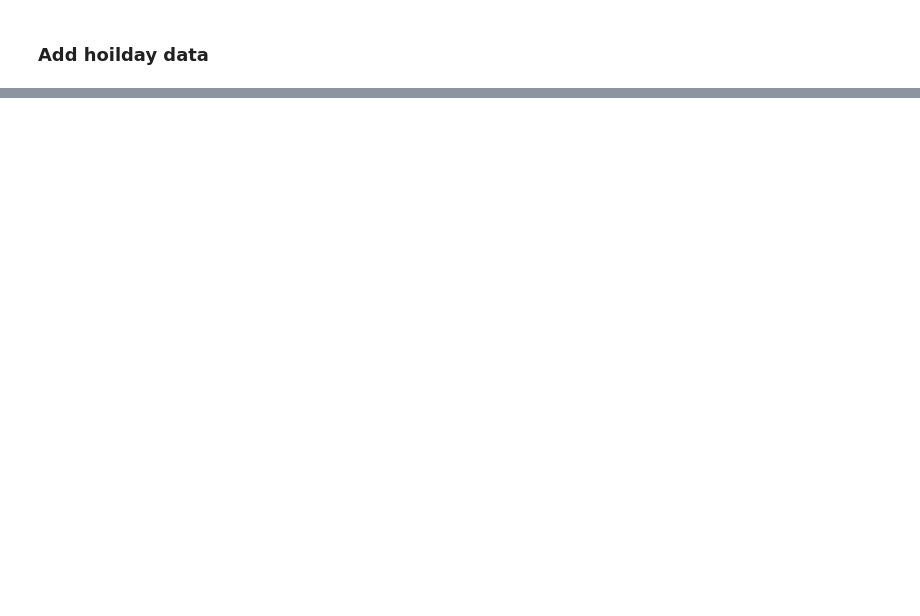
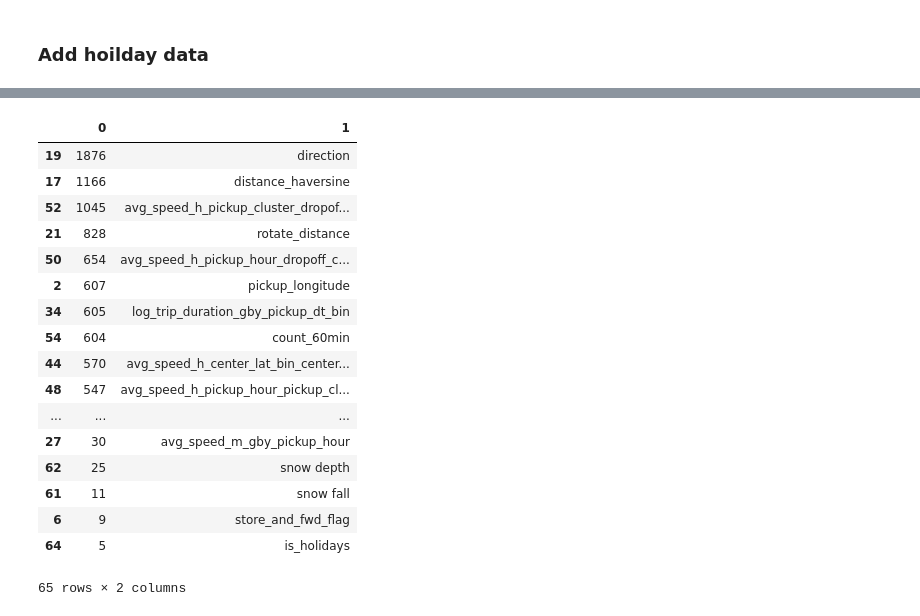
Before and after one commit to liuyuhanalex/Taxi-duration, a Jupyter notebook: Features Added and XGBoost.ipynb, the cells around one changed output, grey strips where cells are left out. Saved outputs shown, nothing was run; the diff lists cells and outputs as text; code cells hidden in the pictures; blank space fills up the shorter version.

Commit message:
LGB and feature importance

```diff
--- a/Features Added and XGBoost.ipynb
+++ b/Features Added and XGBoost.ipynb
@@ -252,0 +258,15 @@ Will train until valid-rmse hasn't improved in 50 rounds.
+# %%
+lgb_train = lgb.Dataset(Xtr, ytr)
+lgb_eval = lgb.Dataset(Xv, yv)
+params = {
+    'boosting_type': 'gbdt',
+    'objective': 'regression',
+    'metric': 'rmse',
+    'num_leaves': 50,
+    'learning_rate': 0.06,
+    'feature_fraction': 0.9,
+    'bagging_fraction': 0.8,
+    'bagging_freq': 5,
+    'verbose': 10
+}
+gbm = lgb.train(params,lgb_train,num_boost_round=500,valid_sets=lgb_eval,early_stopping_rounds=50,verbose_eval=100)
@@ -382,0 +458,15 @@ Will train until valid-rmse hasn't improved in 50 rounds.
+# %%
+lgb_train = lgb.Dataset(Xtr, ytr)
+lgb_eval = lgb.Dataset(Xv, yv)
+params = {
+    'boosting_type': 'gbdt',
+    'objective': 'regression',
+    'metric': 'rmse',
+    'num_leaves': 50,
+    'learning_rate': 0.06,
+    'feature_fraction': 0.9,
+    'bagging_fraction': 0.8,
+    'bagging_freq': 5,
+    'verbose': 10
+}
+gbm = lgb.train(params,lgb_train,num_boost_round=500,valid_sets=lgb_eval,early_stopping_rounds=50,verbose_eval=100)
@@ -382,0 +482,27 @@ Will train until valid-rmse hasn't improved in 50 rounds.
+# %%
+feature_s=pd.Series(gbm.feature_importance())
+name_s =pd.Series(feature_names)
+im_df = pd.DataFrame([feature_s,name_s])
+# %%
+im_df = im_df.transpose()
+# %%
+im_df.sort_values(0,ascending=False)
+# %% [output]
+|  | 0 | 1 |
+| 19 | 1876 | direction |
+| 17 | 1166 | distance_haversine |
+| 52 | 1045 | avg_speed_h_pickup_cluster_dropof... |
+| 21 | 828 | rotate_distance |
+| 50 | 654 | avg_speed_h_pickup_hour_dropoff_c... |
+| 2 | 607 | pickup_longitude |
+| 34 | 605 | log_trip_duration_gby_pickup_dt_bin |
+| 54 | 604 | count_60min |
+| 44 | 570 | avg_speed_h_center_lat_bin_center... |
+| 48 | 547 | avg_speed_h_pickup_hour_pickup_cl... |
+| ... | ... | ... |
+| 27 | 30 | avg_speed_m_gby_pickup_hour |
+| 62 | 25 | snow depth |
+| 61 | 11 | snow fall |
+| 6 | 9 | store_and_fwd_flag |
+| 64 | 5 | is_holidays |
+65 rows × 2 columns
```
Also changed, not shown: parts of 13 cells of this notebook.
